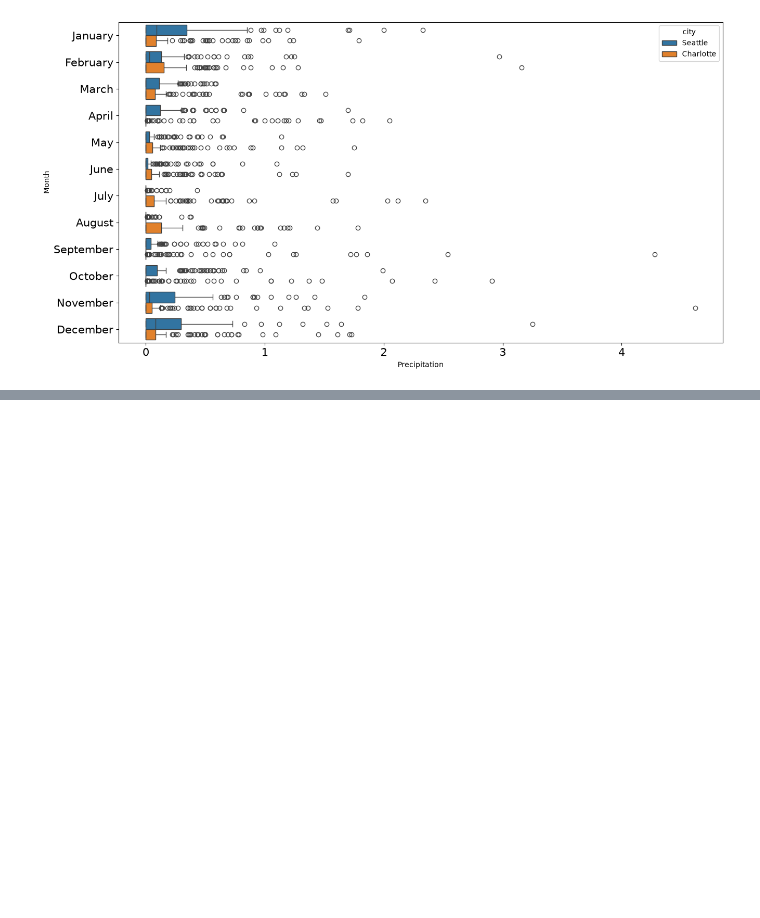
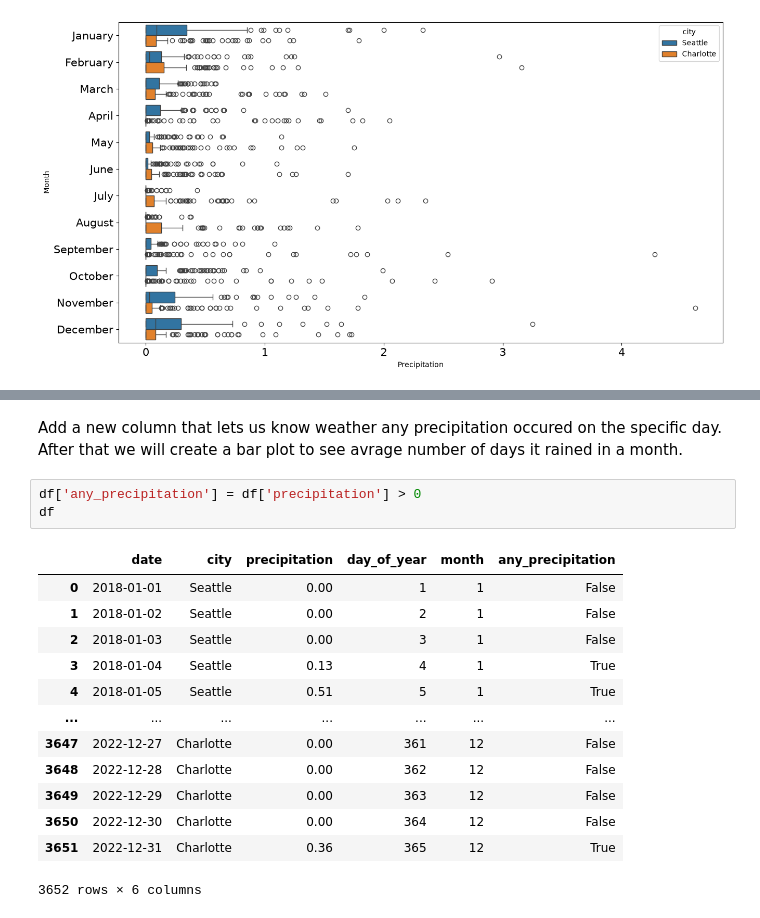
Before and after one commit to binay8/weather, a Jupyter notebook: code/Weather_Data.ipynb, the cells around one changed output, grey strips where cells are left out. Saved outputs shown, nothing was run; the diff lists cells and outputs as text; blank space fills up the shorter version.

```diff
--- a/code/Weather_Data.ipynb
+++ b/code/Weather_Data.ipynb
@@ -572,0 +612,19 @@ plt.show()
+# %% [markdown]
+Add a new column that lets us know weather any precipitation occured on the specific day. After that we will create a bar plot to see avrage number of days it rained in a month.
+# %%
+df['any_precipitation'] = df['precipitation'] > 0
+df
+# %% [output]
+|  | date | city | precipitation | day_of_year | month | any_precipitation |
+| 0 | 2018-01-01 | Seattle | 0.00 | 1 | 1 | False |
+| 1 | 2018-01-02 | Seattle | 0.00 | 2 | 1 | False |
+| 2 | 2018-01-03 | Seattle | 0.00 | 3 | 1 | False |
+| 3 | 2018-01-04 | Seattle | 0.13 | 4 | 1 | True |
+| 4 | 2018-01-05 | Seattle | 0.51 | 5 | 1 | True |
+| ... | ... | ... | ... | ... | ... | ... |
+| 3647 | 2022-12-27 | Charlotte | 0.00 | 361 | 12 | False |
+| 3648 | 2022-12-28 | Charlotte | 0.00 | 362 | 12 | False |
+| 3649 | 2022-12-29 | Charlotte | 0.00 | 363 | 12 | False |
+| 3650 | 2022-12-30 | Charlotte | 0.00 | 364 | 12 | False |
+| 3651 | 2022-12-31 | Charlotte | 0.36 | 365 | 12 | True |
+3652 rows × 6 columns
```
Also changed, not shown: parts of 6 cells of this notebook.
